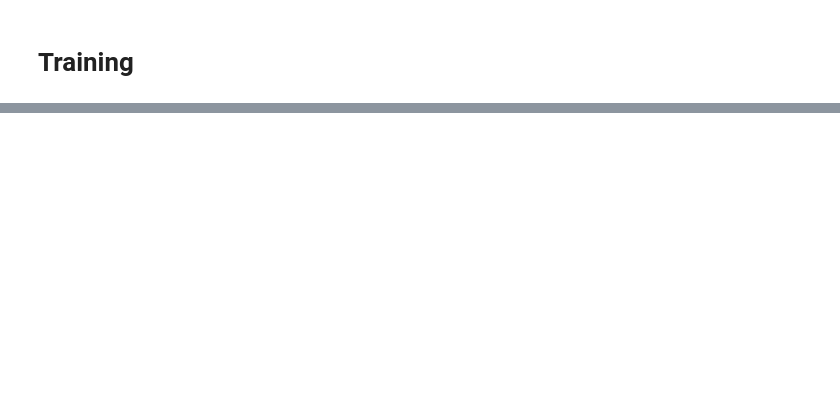
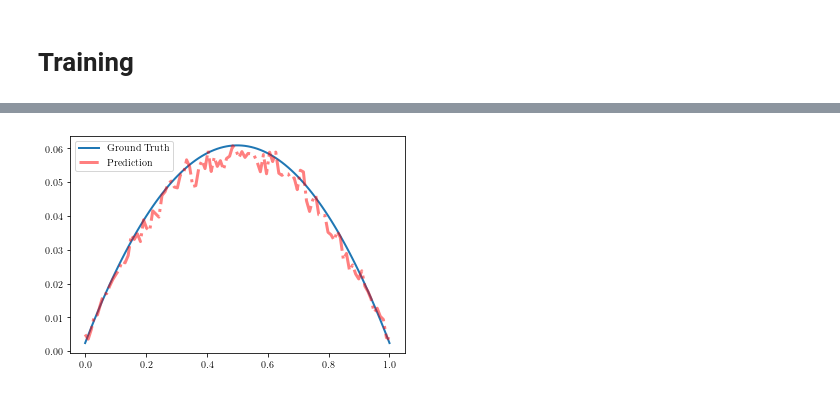
Before and after one commit to lechevaa/CEMRACS_SciML, a Jupyter notebook: dev/learning operator with mlp.ipynb, the cells around one changed output, grey strips where cells are left out. Saved outputs shown, nothing was run; the diff lists cells and outputs as text; code cells hidden in the pictures; blank space fills up the shorter version.

```diff
--- a/dev/learning operator with mlp.ipynb
+++ b/dev/learning operator with mlp.ipynb
@@ -147,0 +213,12 @@ plt.show()
+# %%
+i = 2
+
+plt.plot(x, U_od[i], lw = 2, label = 'Ground Truth')
+plt.plot(x, U_od_pred[i], 'r-.', lw = 3, alpha = .5, label = 'Prediction')
+
+
+plt.legend()
+plt.savefig('exemple_OOD.pdf', bbox_inches ='tight')
+plt.show()
+# %% [output]
+[figure, added]
```
Also changed, not shown: parts of 44 cells of this notebook, 7 other files.
